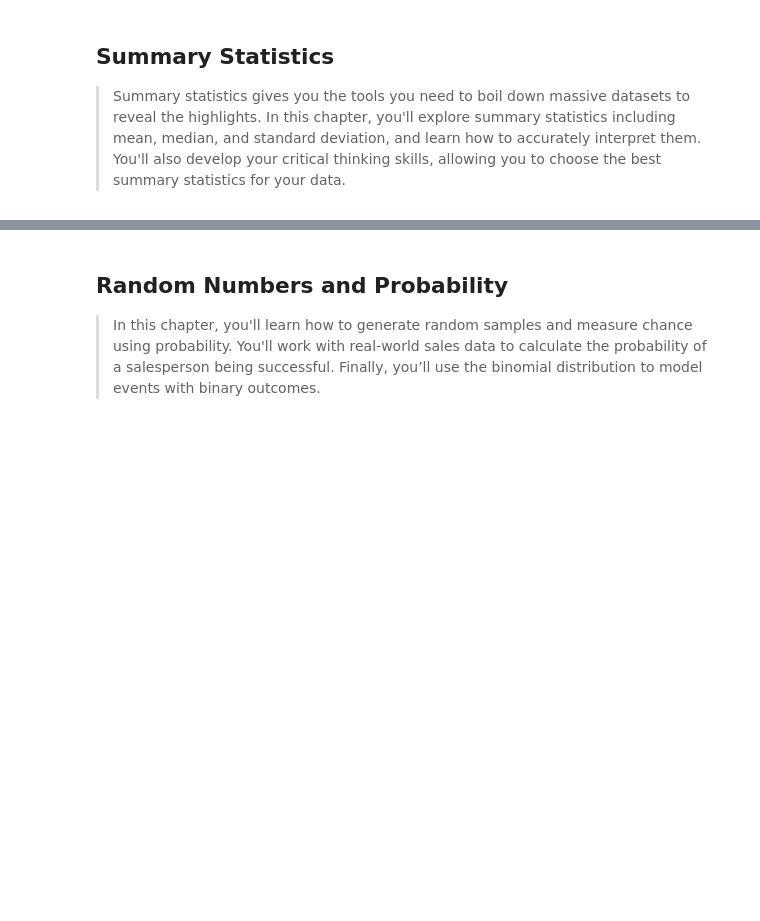
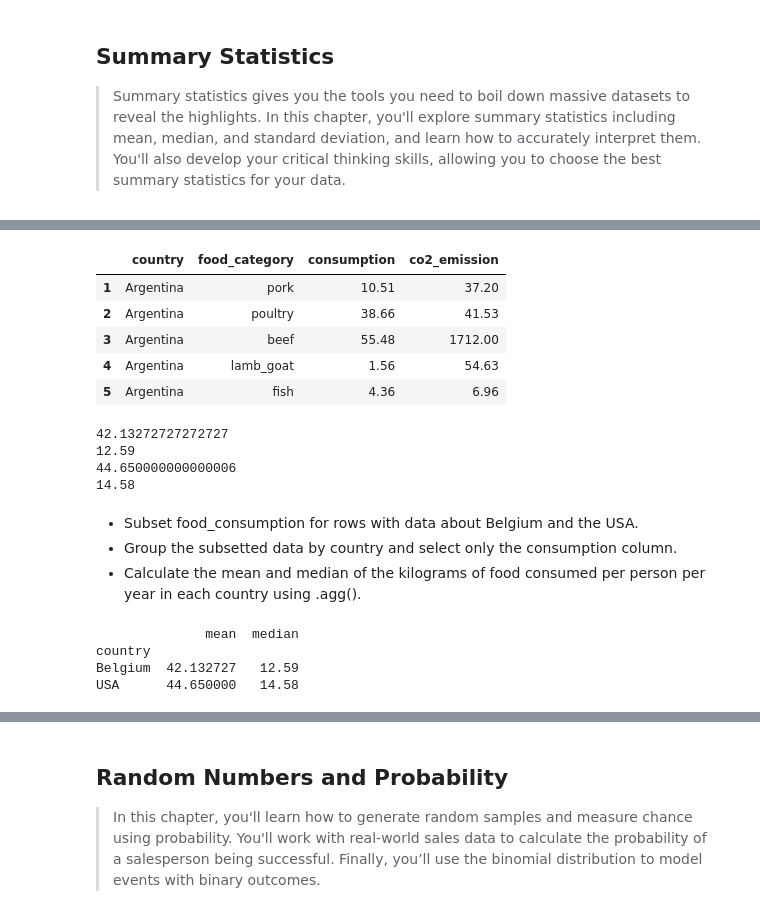
Before and after one commit to anhhaibkhn/Data-Science-selfstudy-notes-Blog, a Jupyter notebook: _notebooks/Introduction to Statistics in Python/2022-08-31-Introduction to Statistics in Python.ipynb, the cells around one changed output, grey strips where cells are left out. Cells and saved outputs as stored; diff of their text form; code cells hidden in the pictures; blank space fills up the shorter version.

```diff
--- a/_notebooks/Introduction to Statistics in Python/2022-08-31-Introduction to Statistics in Python.ipynb
+++ b/_notebooks/Introduction to Statistics in Python/2022-08-31-Introduction to Statistics in Python.ipynb
@@ -46,0 +68,50 @@ warnings.filterwarnings("ignore", category=FutureWarning)
+# %%
+food_consumption = pd.read_csv('./datasets/food_consumption.csv', index_col=0)
+display(food_consumption.head())
+# %% [output]
+|  | country | food_category | consumption | co2_emission |
+| 1 | Argentina | pork | 10.51 | 37.20 |
+| 2 | Argentina | poultry | 38.66 | 41.53 |
+| 3 | Argentina | beef | 55.48 | 1712.00 |
+| 4 | Argentina | lamb_goat | 1.56 | 54.63 |
+| 5 | Argentina | fish | 4.36 | 6.96 |
+# %%
+# Import numpy with alias np
+import numpy as np
+
+# Filter for Belgium
+be_consumption =food_consumption[food_consumption['country'] == 'Belgium']
+
+# Filter for USA
+usa_consumption = food_consumption[food_consumption['country'] == 'USA']
+
+# Calculate mean and median consumption in Belgium
+print(np.mean(be_consumption['consumption']))
+print(np.median(be_consumption['consumption']))
+
+# Calculate m)an and median consumption in USA
+print(np.mean(usa_consumption['consumption']))
+print(np.median(usa_consumption['consumption']))
+# %% [output]
+42.13272727272727
+12.59
+44.650000000000006
+14.58
+# %% [markdown]
+- Subset food_consumption for rows with data about Belgium and the USA.
+- Group the subsetted data by country and select only the consumption column.
+- Calculate the mean and median of the kilograms of food consumed per person per year in each country using .agg().
+# %%
+# Import numpy as np
+import numpy as np
+
+# Subset for Belgium and USA only
+be_and_usa = food_consumption[(food_consumption['country'] == 'Belgium') | (food_consumption['country'] == 'USA')]
+
+# Group by country, select consumption column, and compute mean and median
+print(be_and_usa.groupby('country')['consumption'].agg([np.mean, np.median]))
+# %% [output]
+              mean  median
+country
+Belgium  42.132727   12.59
+USA      44.650000   14.58
```
Also changed, not shown: parts of 27 cells of this notebook, 13 other files.
